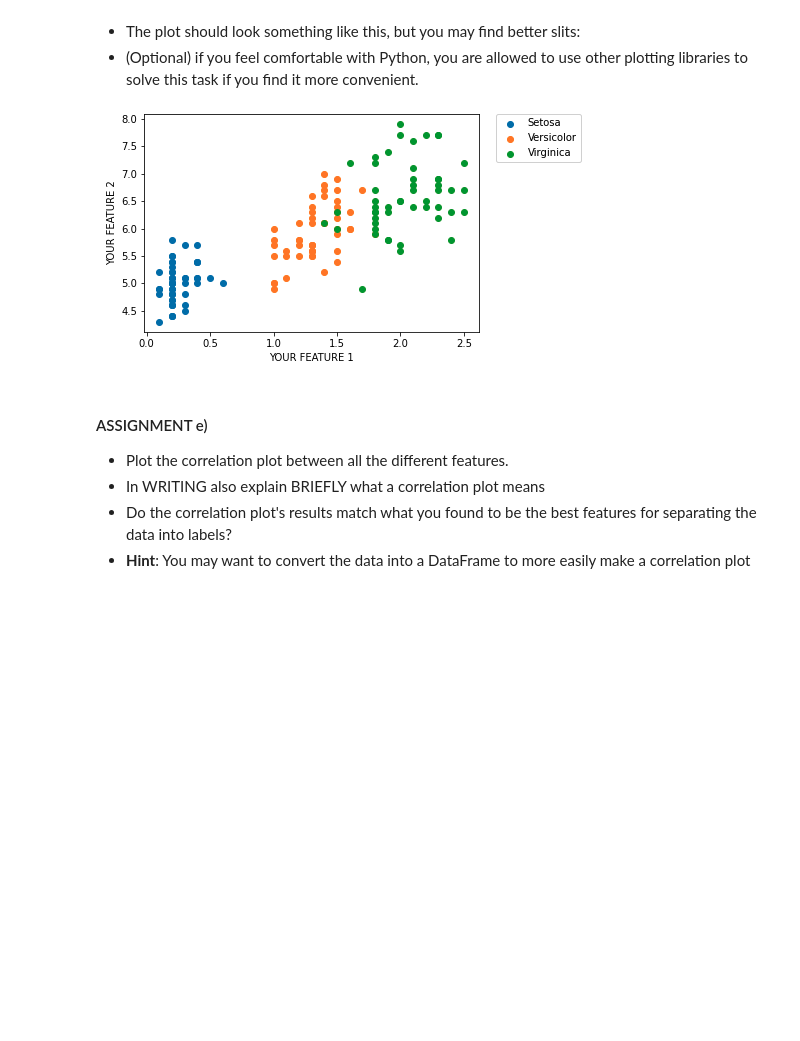
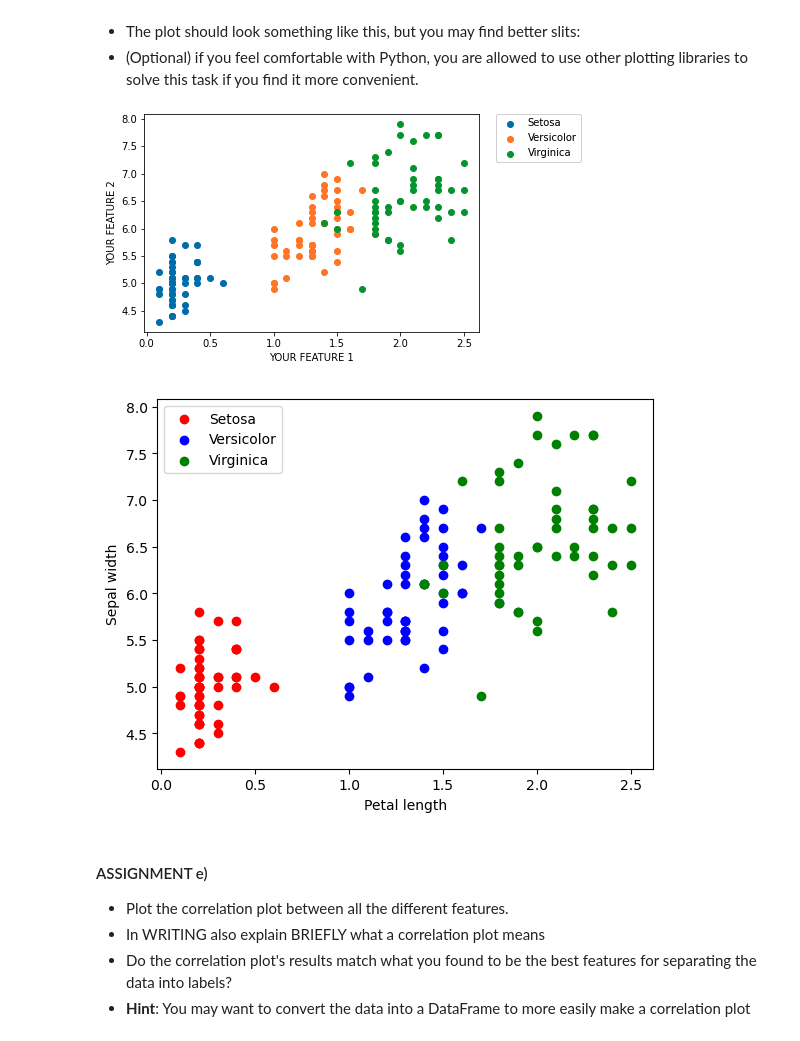
Before and after one commit to Tjasomfan/ml-1dl034-public-assignments, a Jupyter notebook: Assignments/Practical/PracticalNotebook3.ipynb, the cells around one changed output. Cells and saved outputs as stored; diff of their text form; code cells hidden in the pictures; blank space fills up the shorter version.

```diff
--- a/Assignments/Practical/PracticalNotebook3.ipynb
+++ b/Assignments/Practical/PracticalNotebook3.ipynb
@@ -304,3 +377,16 @@ We now want to create a scatter plot using the two most important features to be
+# %%
+# YOUR CODE HERE
+#
+#
+plt.scatter([i[3] for i in setosa], [i[0] for i in setosa], color="red")
+plt.scatter([i[3] for i in versicolor], [i[0] for i in versicolor], color="blue")
+plt.scatter([i[3] for i in virginica], [i[0] for i in virginica], color="green")
+plt.legend(["Setosa","Versicolor","Virginica"])
+plt.xlabel("Petal length")
+plt.ylabel("Sepal width")
+plt.show()
+# %% [output]
+[figure, added]
 # %% [markdown]
 #### ASSIGNMENT e)
 
```
Also changed, not shown: parts of 13 cells of this notebook.
